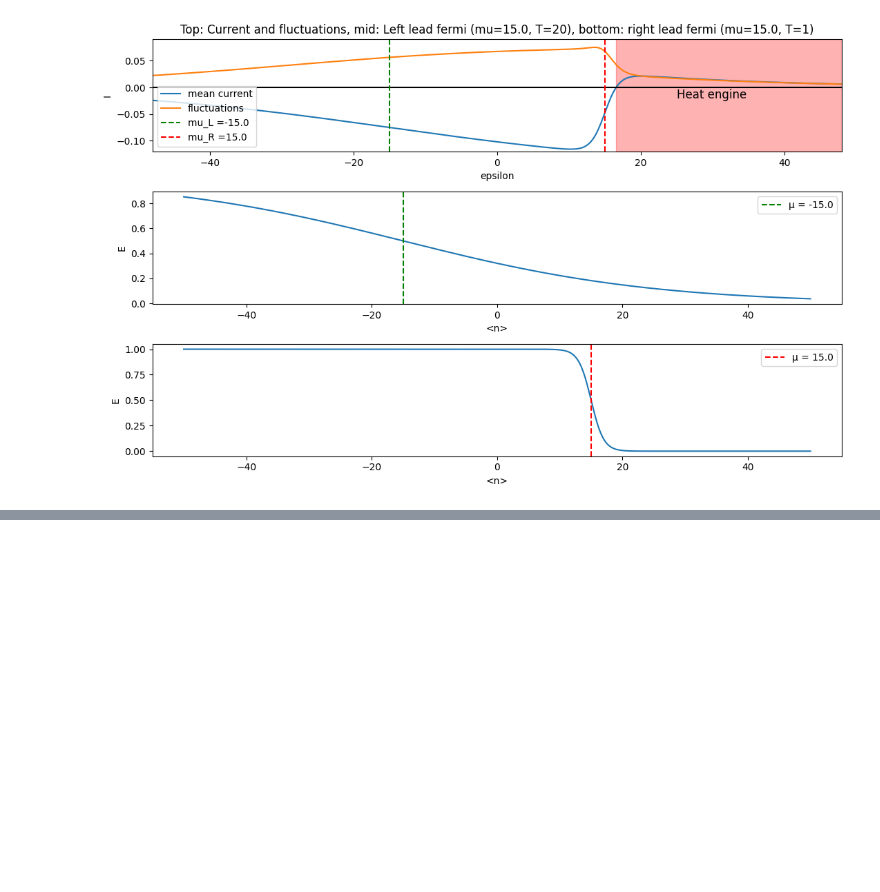
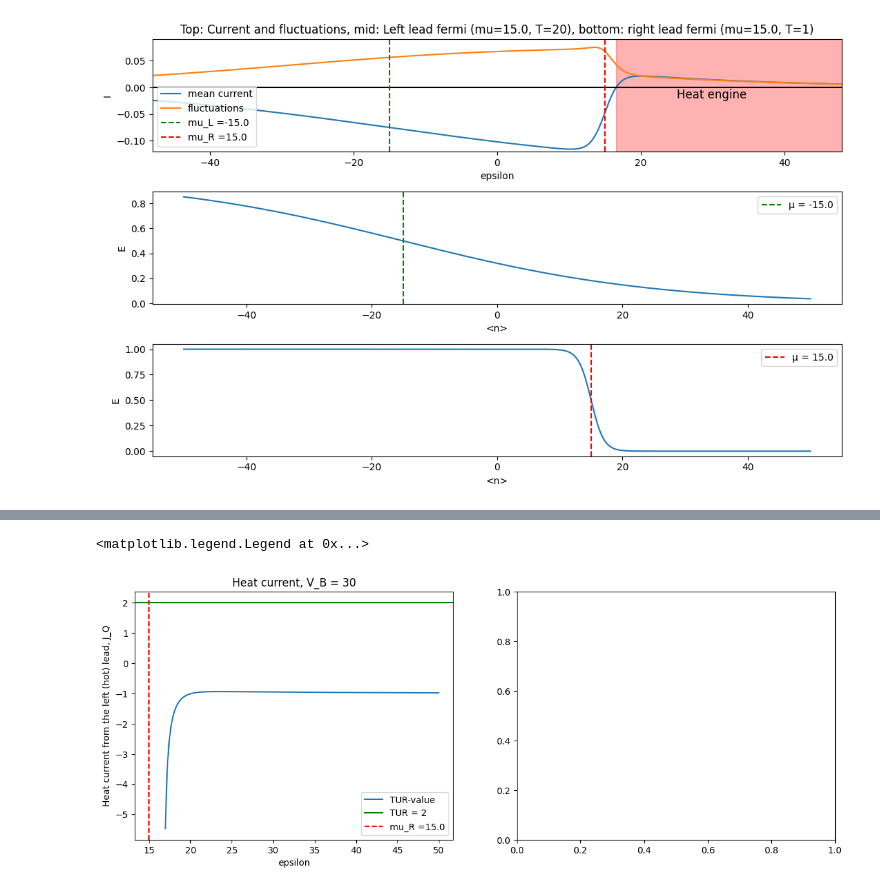
Before and after one commit to myIntSet/thermoelectrics, a Jupyter notebook: fluctuationsSQD.ipynb, the cells around one changed output, grey strips where cells are left out. Saved outputs shown, nothing was run; the diff lists cells and outputs as text; code cells hidden in the pictures; blank space fills up the shorter version.

```diff
--- a/fluctuationsSQD.ipynb
+++ b/fluctuationsSQD.ipynb
@@ -146,0 +183,23 @@ plt.show()
+# %%
+#TUR
+
+#Left lead = hot
+#Right lead = cold
+
+eff_carnot = 1-T_R/T_L
+ent_prod = I*(1/T_R)*(-efficiency)/efficiency
+TUR = I_var*ent_prod/(I**2)
+
+#Value 17 hand tuned
+idx = np.argmin(np.abs(epsilon - 17))
+fig, (ax1, ax2) = plt.subplots(1, 2, figsize=(14, 5))
+ax1.plot(epsilon[idx:], TUR[idx:], label='TUR-value')
+ax1.set_xlabel('epsilon')
+ax1.set_ylabel('Heat current from the left (hot) lead, J_Q')
+ax1.set_title(f'Heat current, V_B = {V_B}')
+ax1.axhline(y=2, color='g', linestyle='-', label= 'TUR = 2')
+ax1.axvline(x=mu_R, color='r', linestyle='--', label=f'mu_R ={mu_R}')
+ax1.legend()
+# %% [output]
+<matplotlib.legend.Legend at 0x...>
+[figure, added]
```
Also changed, not shown: parts of 3 cells of this notebook.
